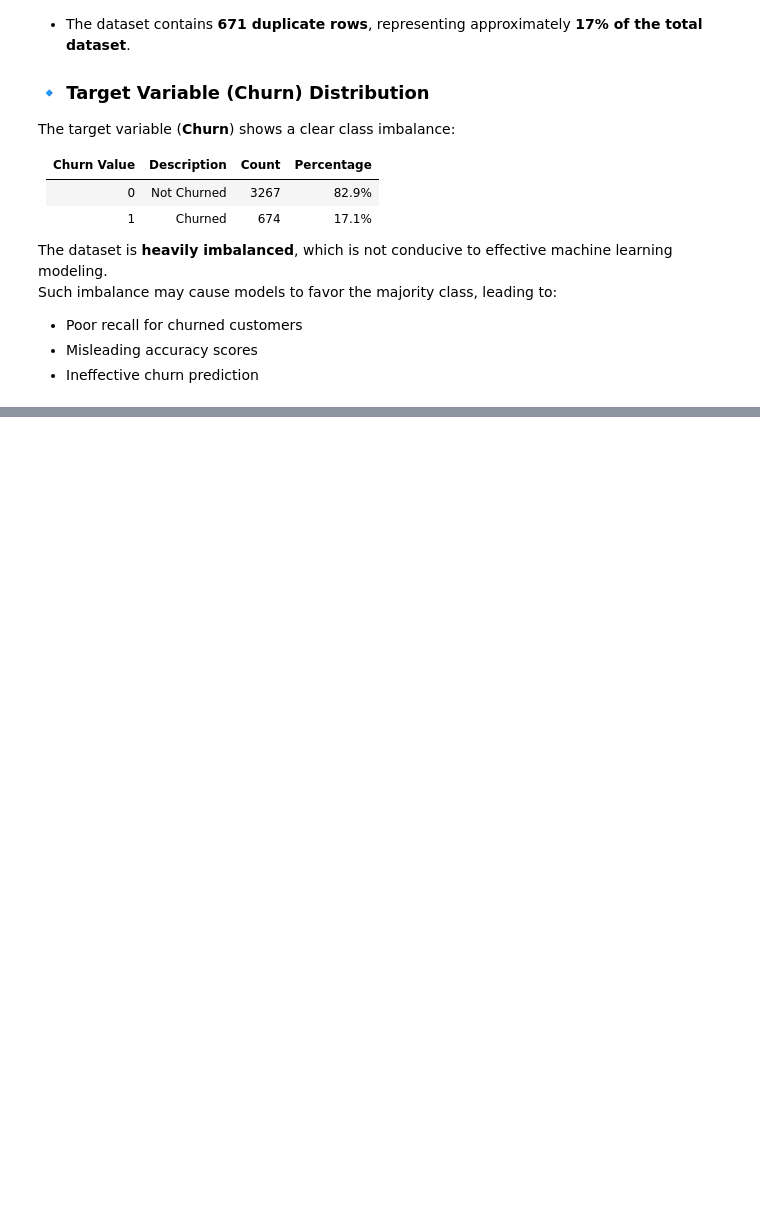
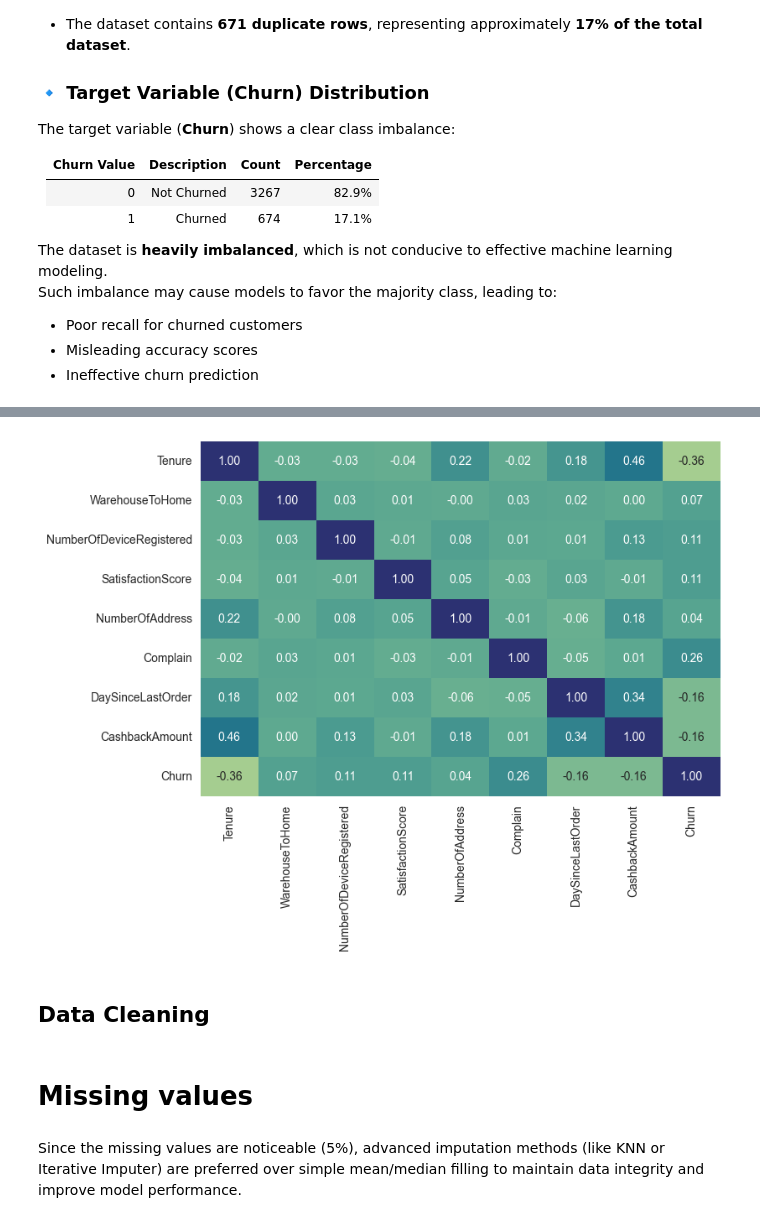
Before and after one commit to nayana-sisil/predictive-customer-churn-ecommerce-retention, a Jupyter notebook: cutomer_churn.ipynb, the cells around one changed output, grey strips where cells are left out. Cells and saved outputs as stored; diff of their text form; code cells hidden in the pictures; blank space fills up the shorter version.

```diff
--- a/cutomer_churn.ipynb
+++ b/cutomer_churn.ipynb
@@ -271,0 +285,7 @@ Such imbalance may cause models to favor the majority class, leading to:
+# %%
+sns.heatmap(data=df.select_dtypes(np.number).corr(), annot=True, cbar=False,fmt='.2f', cmap="crest")
+plt.show()
+# %% [output]
+[figure, added]
+# %% [markdown]
+##  Data Cleaning
@@ -271,0 +294,4 @@ Such imbalance may cause models to favor the majority class, leading to:
+# %% [markdown]
+# Missing values
+# %% [markdown]
+Since the missing values are noticeable (5%), advanced imputation methods (like KNN or Iterative Imputer) are preferred over simple mean/median filling to maintain data integrity and improve model performance.
```
Also changed, not shown: parts of 4 cells of this notebook.
